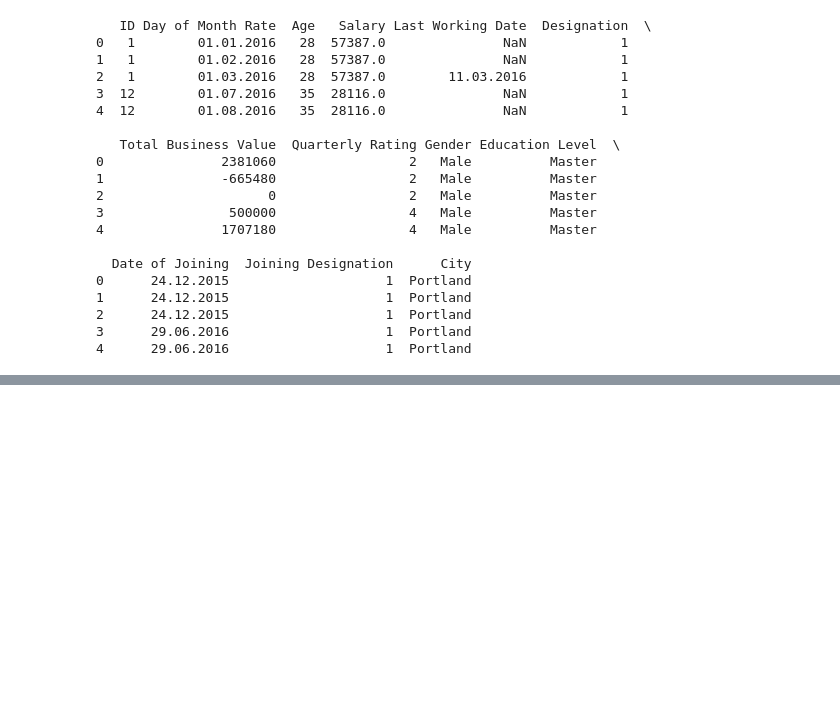
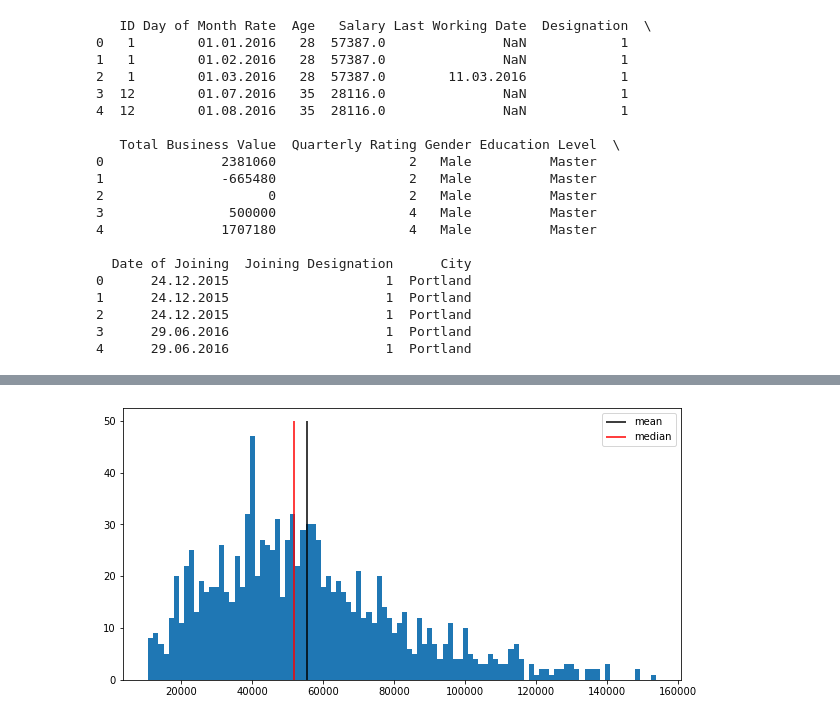
Before and after one commit to mikolajhojda/Business-Hackathon-2022, a Jupyter notebook: HR.ipynb, the cells around one changed output, grey strips where cells are left out. Drawn from its saved outputs; the diff is of its cells as text; code cells hidden in the pictures; blank space fills up the shorter version.

```diff
--- a/HR.ipynb
+++ b/HR.ipynb
@@ -176,0 +276,3 @@ print(df.head())
+# %%
+salary_median = dropped['Salary'].median()
+print(salary_median)
@@ -176,0 +301,8 @@ print(df.head())
+# %%
+plt.hist(dropped['Salary'], bins=100)
+plt.vlines(x = salary_mean, ymin = 0, ymax = 50, colors = 'k', label='mean')
+plt.vlines(x = salary_median, ymin = 0, ymax = 50, colors = 'red', label='median')
+plt.legend()
+plt.show()
+# %% [output]
+[figure, added]
```
Also changed, not shown: parts of 14 cells of this notebook.
